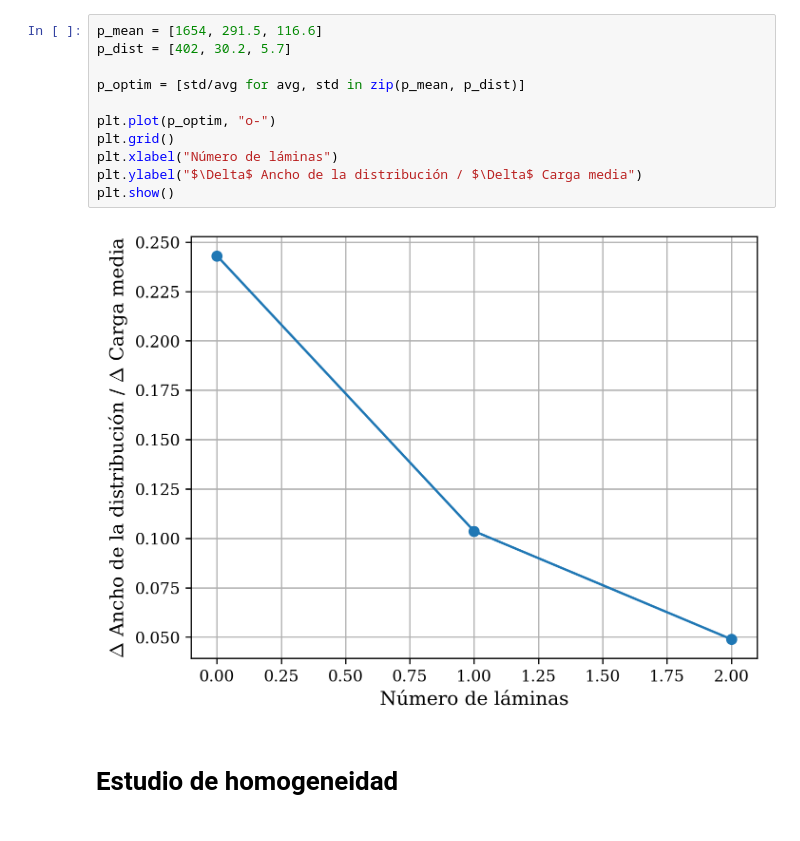
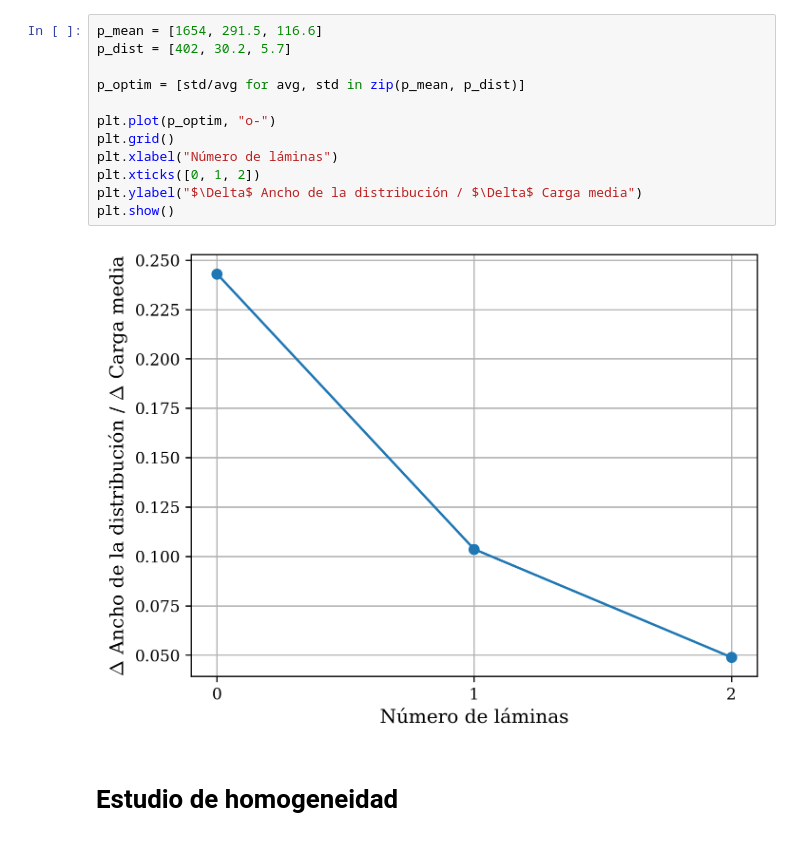
Before and after one commit to agustinbrusco/LAMBDA_Hub, a Jupyter notebook: skipper_image_analysis/ilumination_analysis.ipynb, the cells around one changed output. Cells and saved outputs as stored; diff of their text form.

```diff
--- a/skipper_image_analysis/ilumination_analysis.ipynb
+++ b/skipper_image_analysis/ilumination_analysis.ipynb
@@ -207,16 +276,17 @@ Ordenada : 8.3 ± 0.7 e⁻
 # %%
 p_mean = [1654, 291.5, 116.6]
 p_dist = [402, 30.2, 5.7]
 
 p_optim = [std/avg for avg, std in zip(p_mean, p_dist)]
 
 plt.plot(p_optim, "o-")
 plt.grid()
 plt.xlabel("Número de láminas")
+plt.xticks([0, 1, 2])
 plt.ylabel("$\Delta$ Ancho de la distribución / $\Delta$ Carga media")
 plt.show()
 # %% [output]
-[figure, old version]
+[figure, new version]
 # %% [markdown]
 # Estudio de homogeneidad
 # %%
```
Also changed, not shown: parts of 5 cells of this notebook.
